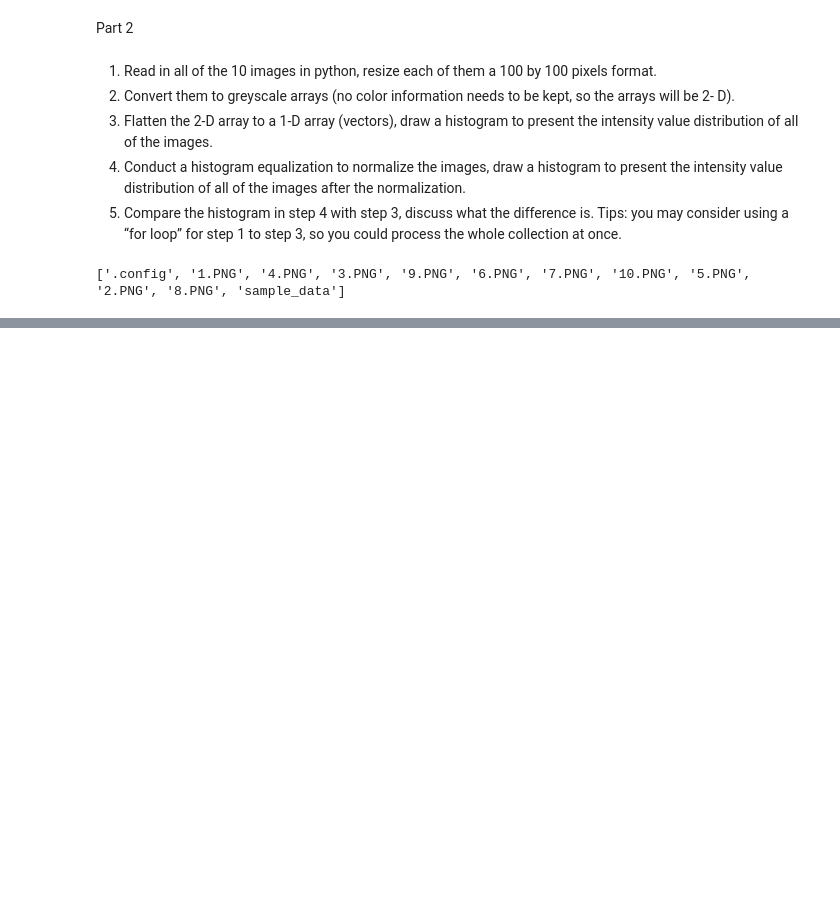
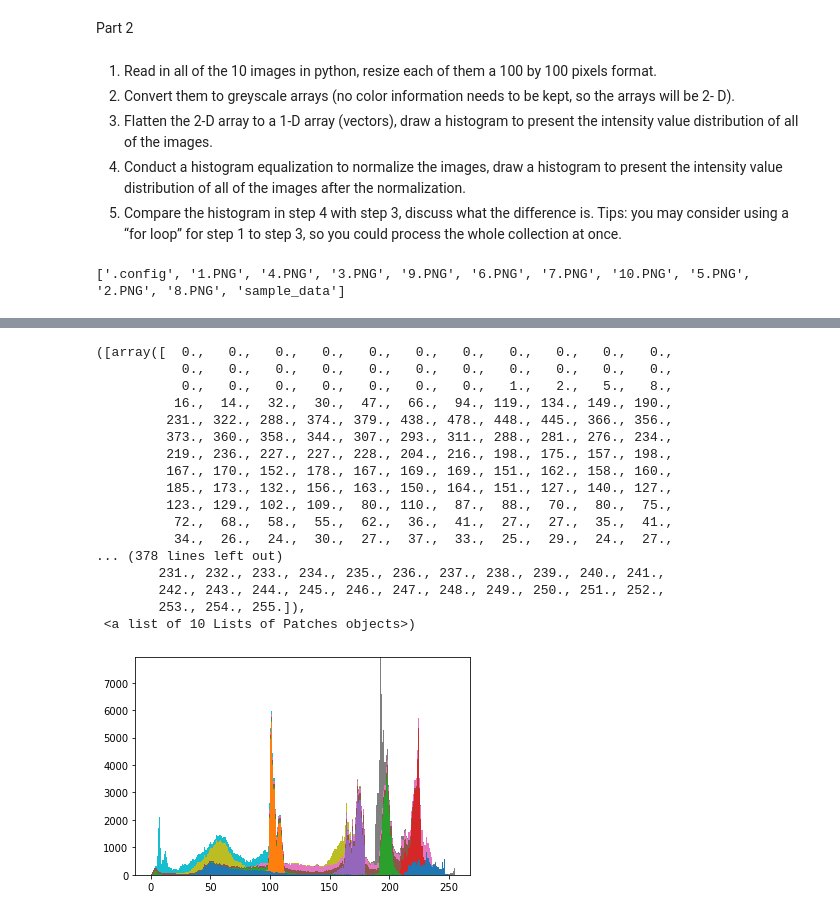
Before and after one commit to AnoVando/MSIS, a Jupyter notebook: MSIS521_IA2.ipynb, the cells around one changed output, grey strips where cells are left out. Cells and saved outputs as stored; diff of their text form; code cells hidden in the pictures; blank space fills up the shorter version.

```diff
--- a/MSIS521_IA2.ipynb
+++ b/MSIS521_IA2.ipynb
@@ -149,0 +159,21 @@ print(images)
+# %%
+plt.hist(images,bins=255,stacked=True)
+# %% [output]
+([array([  0.,   0.,   0.,   0.,   0.,   0.,   0.,   0.,   0.,   0.,   0.,
+           0.,   0.,   0.,   0.,   0.,   0.,   0.,   0.,   0.,   0.,   0.,
+           0.,   0.,   0.,   0.,   0.,   0.,   0.,   1.,   2.,   5.,   8.,
+          16.,  14.,  32.,  30.,  47.,  66.,  94., 119., 134., 149., 190.,
+         231., 322., 288., 374., 379., 438., 478., 448., 445., 366., 356.,
+         373., 360., 358., 344., 307., 293., 311., 288., 281., 276., 234.,
+         219., 236., 227., 227., 228., 204., 216., 198., 175., 157., 198.,
+         167., 170., 152., 178., 167., 169., 169., 151., 162., 158., 160.,
+         185., 173., 132., 156., 163., 150., 164., 151., 127., 140., 127.,
+         123., 129., 102., 109.,  80., 110.,  87.,  88.,  70.,  80.,  75.,
+          72.,  68.,  58.,  55.,  62.,  36.,  41.,  27.,  27.,  35.,  41.,
+          34.,  26.,  24.,  30.,  27.,  37.,  33.,  25.,  29.,  24.,  27.,
+... (378 lines left out)
+        231., 232., 233., 234., 235., 236., 237., 238., 239., 240., 241.,
+        242., 243., 244., 245., 246., 247., 248., 249., 250., 251., 252.,
+        253., 254., 255.]),
+ <a list of 10 Lists of Patches objects>)
+[figure, added]
```
Also changed, not shown: parts of 2 cells of this notebook.
